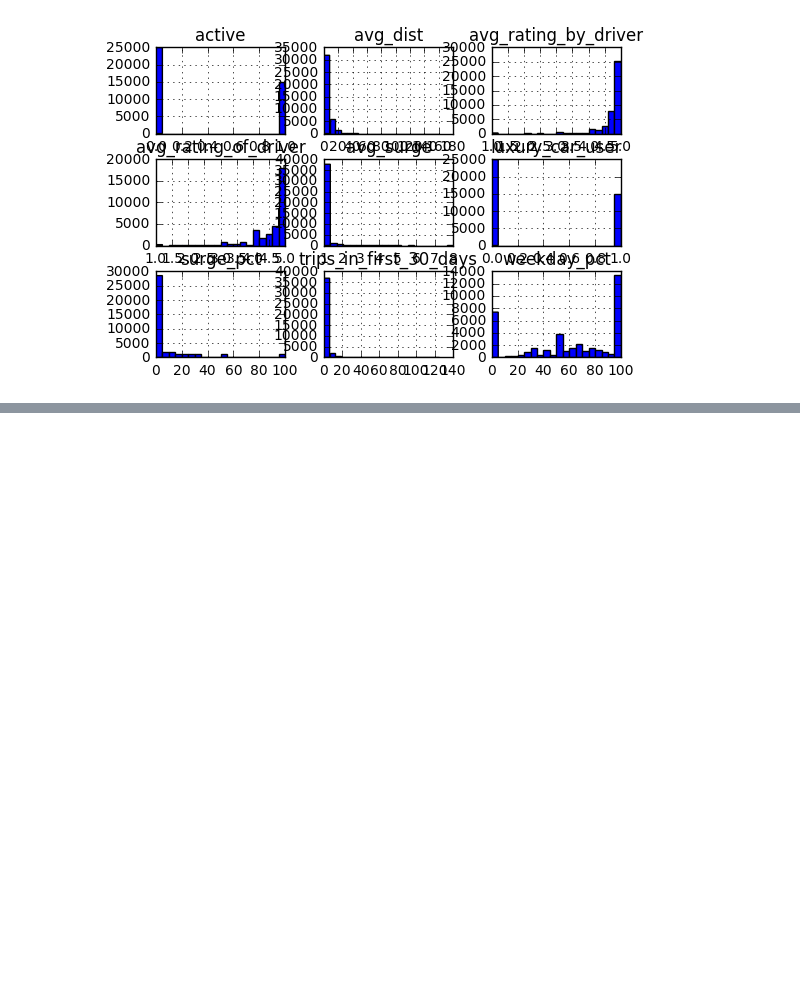
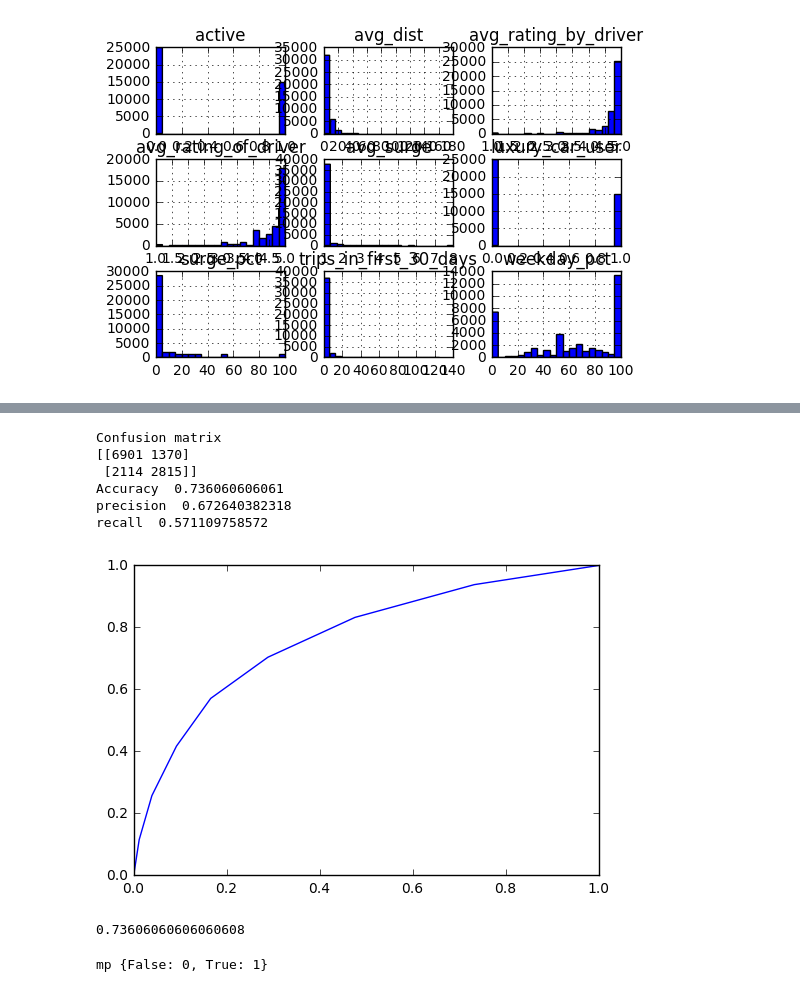
Before and after one commit to preethiraghavan1/churn_case_study, a Jupyter notebook: EDA-Preethi.ipynb, the cells around one changed output, grey strips where cells are left out. Drawn from its saved outputs; the diff is of its cells as text; code cells hidden in the pictures; blank space fills up the shorter version.

```diff
--- a/EDA-Preethi.ipynb
+++ b/EDA-Preethi.ipynb
@@ -163,0 +182,18 @@ recall  0.259281801582
+# %%
+#knn
+param_grid = [
+  {'n_neighbors':[3,5,7],'leaf_size':[5, 10,30,50,100]}]
+clf = GridSearchCV(KNeighborsClassifier(), param_grid)
+clf.fit(X_train, y_train)
+
+mod2 = kfold_classification_model(clf)
+mod2.score(X_test, y_test)
+# %% [output]
+Confusion matrix
+[[6901 1370]
+ [2114 2815]]
+Accuracy  0.736060606061
+precision  0.672640382318
+recall  0.571109758572
+[figure, added]
+0.73606060606060608
@@ -163,0 +206,12 @@ recall  0.259281801582
+# %%
+X = features.get_basic_features(df, ordinal, categorical,date_manip ,cont)
+
+y = df['active'].values
+
+X_train, X_test, y_train, y_test = train_test_split(X_feat, y, test_size=0.33, random_state=42)
+
+models.run_logit(X_train, X_test, y_train, y_test)
+models.run_knn(X_train, X_test, y_train, y_test)
+models.run_randomforestclassifier(X_train, X_test, y_train, y_test)
+# %% [output]
+mp {False: 0, True: 1}
```
Also changed, not shown: parts of 6 cells of this notebook, 5 other files.
